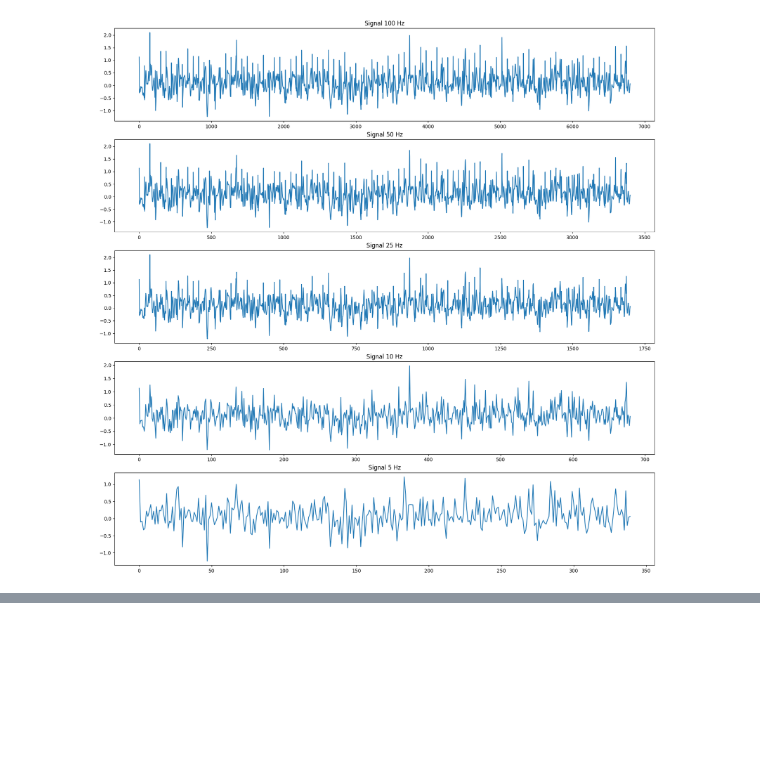
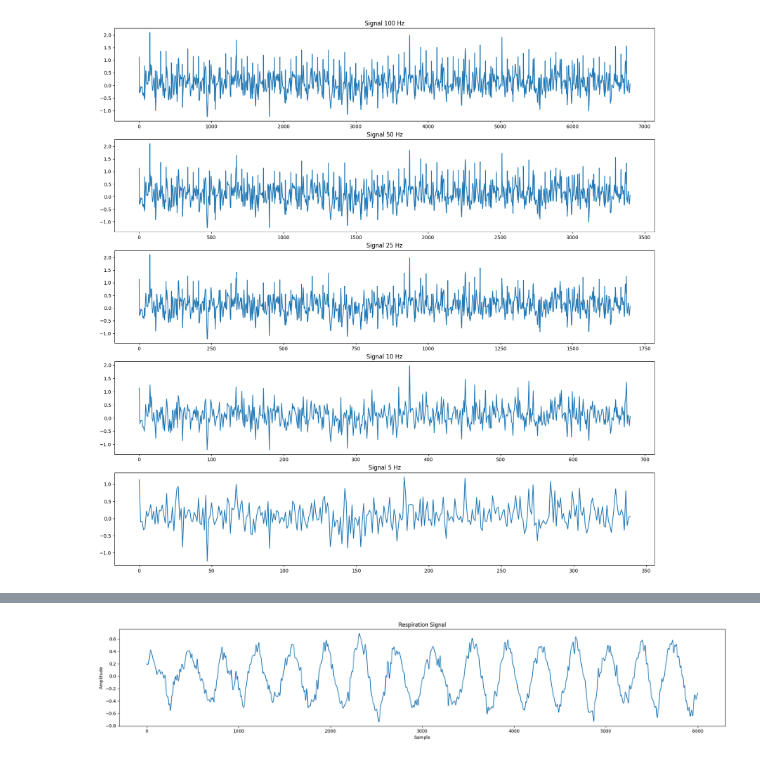
Before and after one commit to archiseino/IF3024, a Jupyter notebook: 121140068_ho1.ipynb, the cells around one changed output, grey strips where cells are left out. Saved outputs shown, nothing was run; the diff lists cells and outputs as text; code cells hidden in the pictures; blank space fills up the shorter version.

```diff
--- a/121140068_ho1.ipynb
+++ b/121140068_ho1.ipynb
@@ -206,0 +258,15 @@ Berdasarkan penjelasan di atas, alasan terjadinya aliasing yang parah pada sinya
+# %%
+# Simulate a respiration signal
+sampling_rate = 100  # Common for respiration
+respiratory_rate = 15  # In breaths per minute
+respiration_signal = nk.rsp_simulate(duration=60, sampling_rate=sampling_rate, respiratory_rate=respiratory_rate, noise=0.1, random_state=171003)
+
+plt.figure(figsize=(20, 4))
+plt.plot(respiration_signal)
+plt.title("Respiration Signal")
+plt.ylabel("Amplitude")
+plt.xlabel("Sample")
+plt.tight_layout()
+plt.show()
+# %% [output]
+[figure, added]
```
Also changed, not shown: parts of 12 cells of this notebook, 5 other files.
